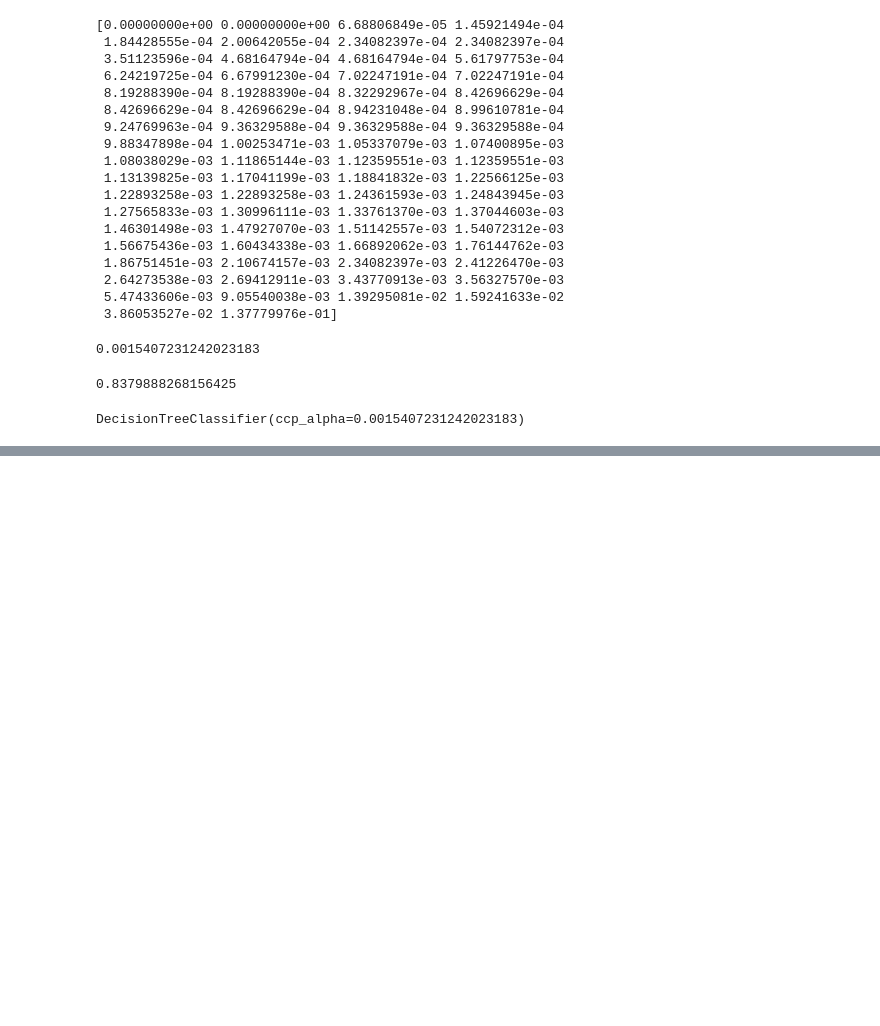
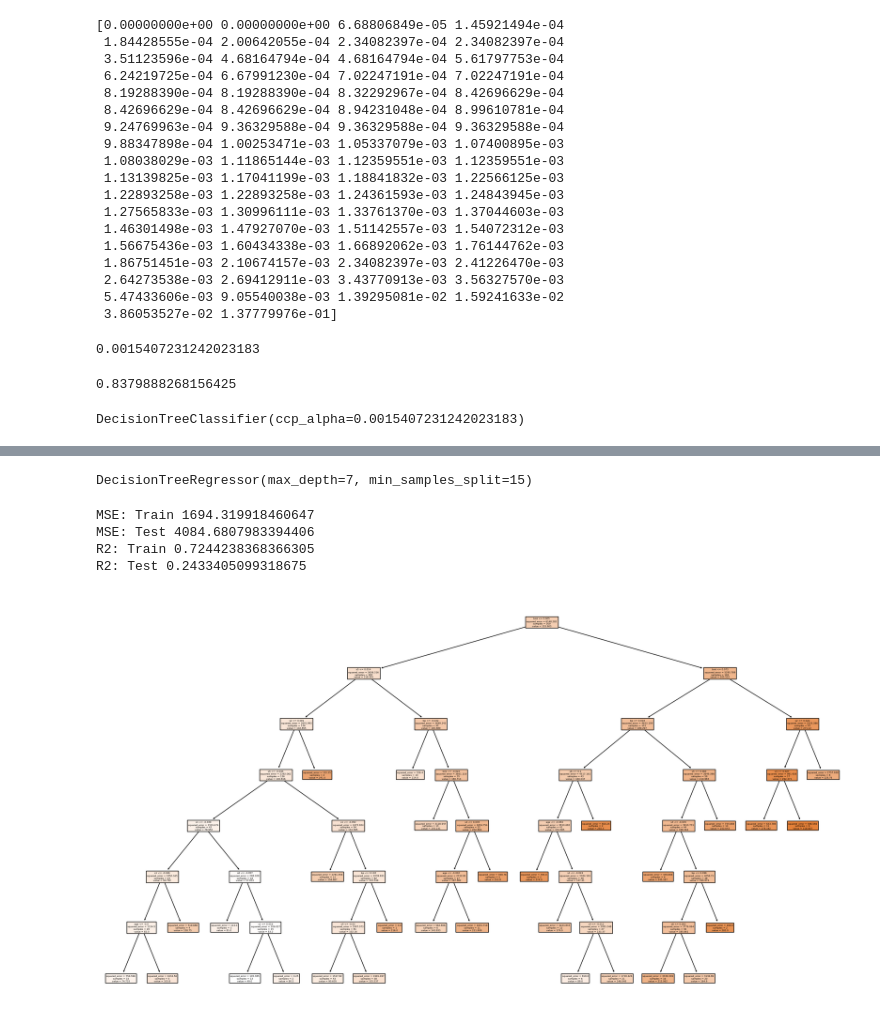
Before and after one commit to Deptek/Daily_learning, a Jupyter notebook: ml/SL/Decision_tree.ipynb, the cells around one changed output, grey strips where cells are left out. Cells and saved outputs as stored; diff of their text form; code cells hidden in the pictures; blank space fills up the shorter version.

Commit message:
Decision tree regressor is done ,next is the project

```diff
--- a/ml/SL/Decision_tree.ipynb
+++ b/ml/SL/Decision_tree.ipynb
@@ -245,0 +249,46 @@ plt.show()
+# %%
+from sklearn.datasets import load_diabetes
+from sklearn.tree import DecisionTreeRegressor
+from sklearn.metrics import r2_score, mean_squared_error
+
+df= load_diabetes(as_frame=True).frame
+# %%
+X=df.drop("target", axis=1)
+y= df["target"]
+# %%
+X_train, X_test,y_train, y_test= train_test_split(X,y, random_state=42, test_size=0.3)
+# %%
+model= DecisionTreeRegressor(max_depth=7, min_samples_split=15)
+model.fit(X_train,y_train)
+# %% [output]
+DecisionTreeRegressor(max_depth=7, min_samples_split=15)
+# %%
+# checking for overfitting
+y_pred_train= model.predict(X_train)
+y_pred_test= model.predict(X_test)
+
+print ("MSE: Train", mean_squared_error(y_train, y_pred_train))
+print ("MSE: Test", mean_squared_error(y_test, y_pred_test))
+
+print ("R2: Train", r2_score(y_train, y_pred_train))
+print ("R2: Test", r2_score(y_test, y_pred_test))
+
+# the results were showing extreame overfitting mse_train=0, r2_train=1, to change them we have done pre-pruning so know its stable
+# %% [output]
+MSE: Train 1694.319918460647
+MSE: Test 4084.6807983394406
+R2: Train 0.7244238368366305
+R2: Test 0.2433405099318675
+# %%
+plt.figure(figsize=(18,10))
+
+plot_tree(
+    model,
+    feature_names=X.columns,
+    filled=True
+)
+
+plt.tight_layout()
+plt.show()
+# %% [output]
+[figure, added]
```
Also changed, not shown: parts of 5 cells of this notebook.
